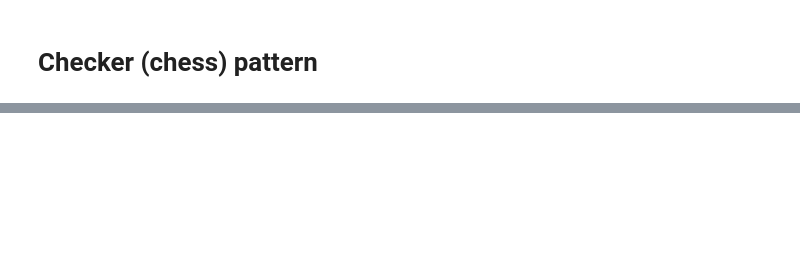
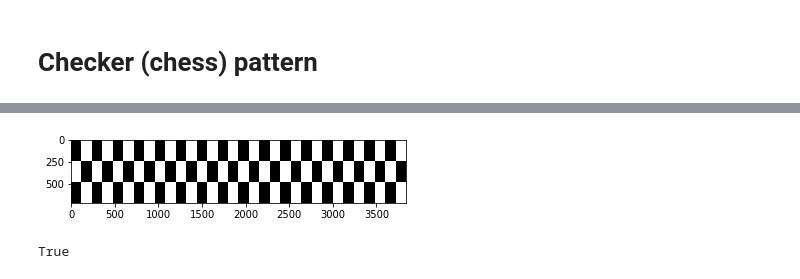
Before and after one commit to workingyifei/display-pattern-generator, a Jupyter notebook: SED test patterns.ipynb, the cells around one changed output, grey strips where cells are left out. Saved outputs shown, nothing was run; the diff lists cells and outputs as text; code cells hidden in the pictures; blank space fills up the shorter version.

```diff
--- a/SED test patterns.ipynb
+++ b/SED test patterns.ipynb
@@ -410,25 +456,28 @@ cv2.imwrite("32x3B.bmp", chess)
 # %%
 rows = 3
 cols = 32
 
 box_width = width/cols
 box_height = height/rows
 color = [white, black]
 color_reversed = [black, white]
 
 chess = create_blank(width, height, rgb_color=white)
 
 for i in range(rows):
     for j in range(cols):
         pts = np.array([[(j+0)*box_width, (i+0)*box_height], [(j+1)*box_width, (i+0)*box_height], [(j+1)*box_width, (i+1)*box_height], [(j+0)*box_width, (i+1)*box_height]])
         if i%2 == 0:
             chess = cv2.fillPoly(chess, np.int32([pts]), color_reversed[j%2])
         else:
             chess = cv2.fillPoly(chess, np.int32([pts]), color[j%2])
 
 plt.imshow(chess)
 plt.show()
-cv2.imwrite("32x3A.bmp", chess)
+cv2.imwrite("3X32A.bmp", chess)
+# %% [output]
+[figure, added]
+True
 # %%
 rows = 6
 cols = 16
```
Also changed, not shown: parts of 29 cells of this notebook, 14 other files.
